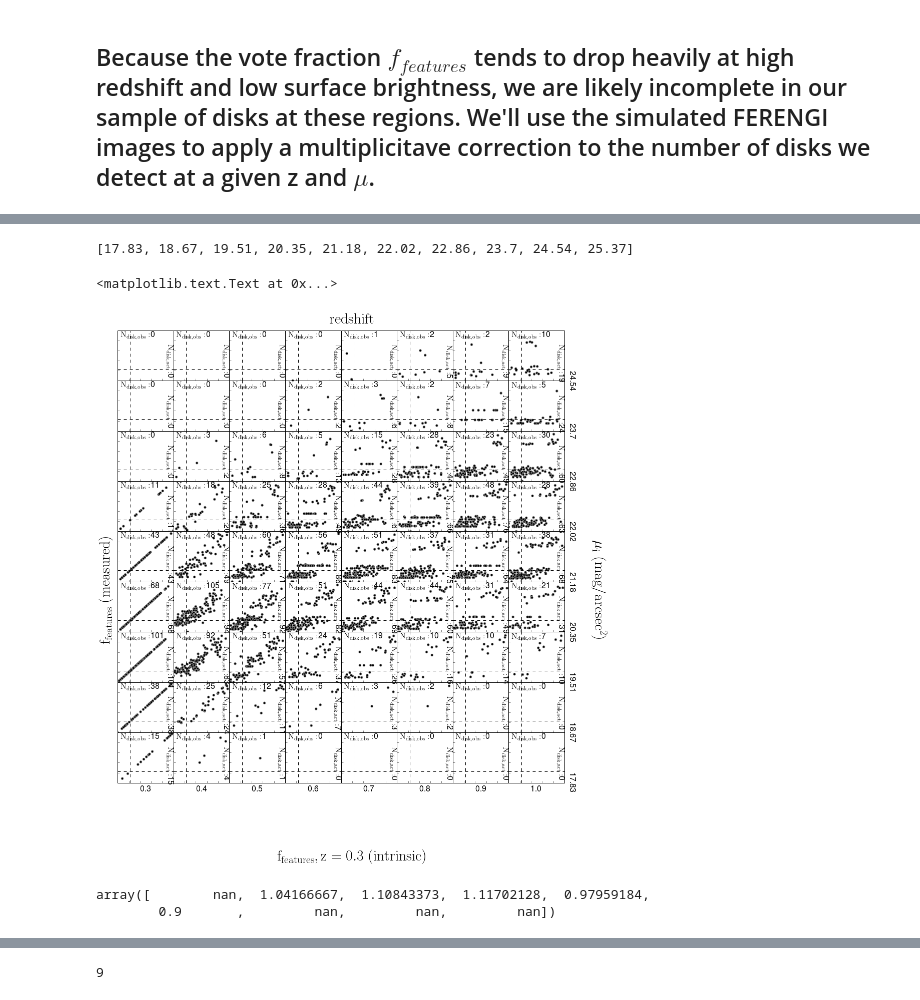
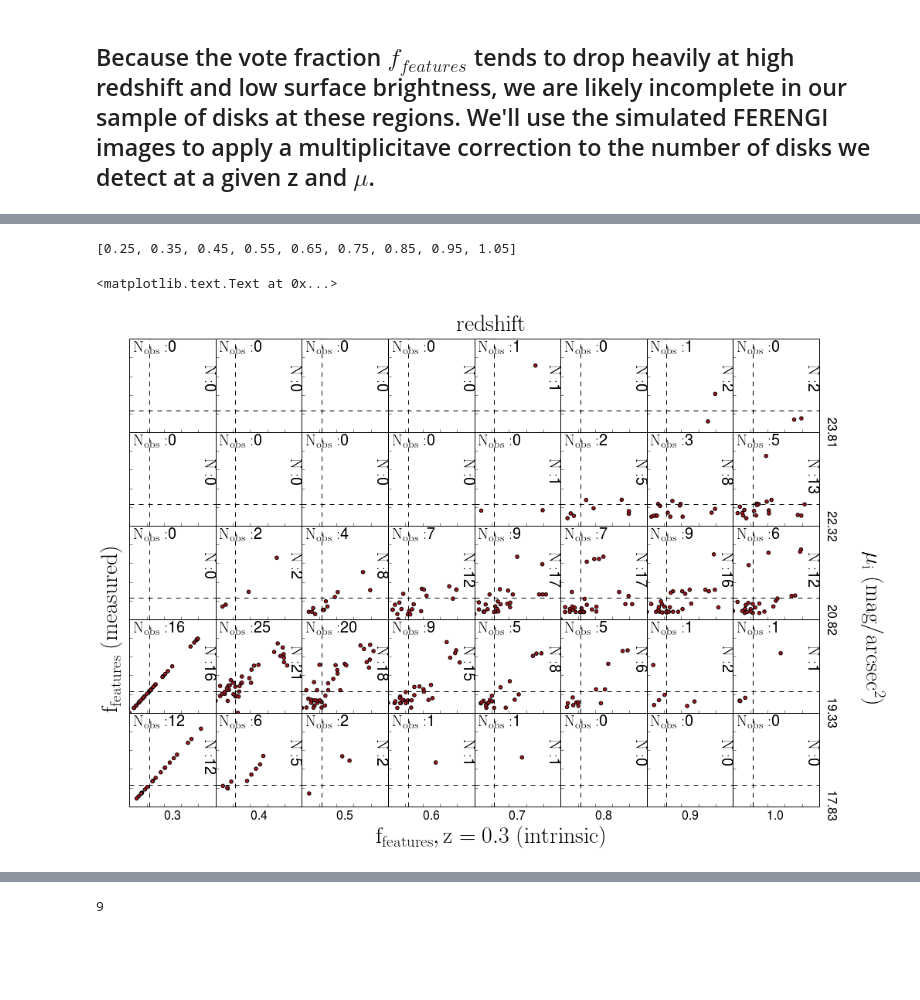
Before and after one commit to Mel23/gzh_red_disks, a Jupyter notebook: python/ferengi_disk_correction.ipynb, the cells around one changed output, grey strips where cells are left out. Drawn from its saved outputs; the diff is of its cells as text; code cells hidden in the pictures; blank space fills up the shorter version.

Commit message:
adding new ferengi notebooks

```diff
--- a/python/ferengi_disk_correction.ipynb
+++ b/python/ferengi_disk_correction.ipynb
@@ -29,3 +34,7 @@ Populating the interactive namespace from numpy and matplotlib
 # %%
 #The data: Contains 'best' vote fractions for the FERENGI data. See ferengi_debiased_votes.ipynb for details.
-data=Table.read('../data/ferengi_debiased.fits')
+data=Table.read('../data/ferengi_debiased_nuv_J.fits')
+# %%
+#use criteria from galex_ferengi.ipynb to split ferengi into red sequence and blue cloud
+red_sequence = data[(data['nuv_mag']-data['r']>3.1)]
+blue_cloud = data[(data['nuv_mag']-data['r']<3.1)]
@@ -32,25 +63,33 @@ data=Table.read('../data/ferengi_debiased.fits')
 # %%
 #Dictionary to store f_features data for each galaxy, imaged at z=0.3 ('lo') and z = z ('hi')
 #define edges of surface brightness bins
-yedges=np.linspace(np.min(data['GZ_MU_I']),np.max(data['GZ_MU_I']),10)
+yedges=np.linspace(np.min(data['GZ_MU_I']),np.max(data['GZ_MU_I']),6)
 yedges=[round(y,2) for y in yedges]
 
 #define edges of simulated redshift bins
 xedges=np.linspace(np.min(data['sim_redshift'])-.05,np.max(data['sim_redshift'])+.05,9)
 xedges=[round(x,2) for x in xedges]
 
-scatter_dct={}
+red_scatter_dct={}
 for i in range(0,len(xedges)-1):
     for j in range(0,len(yedges)-1):
-        scatter_dct[xedges[i],xedges[i+1],yedges[j],yedges[j+1],'hi']=[]
-        scatter_dct[xedges[i],xedges[i+1],yedges[j],yedges[j+1],'lo']=[]
-        scatter_dct[xedges[i],xedges[i+1],yedges[j],yedges[j+1],'subj_id']=[]
+        red_scatter_dct[xedges[i],xedges[i+1],yedges[j],yedges[j+1],'hi']=[]
+        red_scatter_dct[xedges[i],xedges[i+1],yedges[j],yedges[j+1],'lo']=[]
+        red_scatter_dct[xedges[i],xedges[i+1],yedges[j],yedges[j+1],'subj_id']=[]
+blue_scatter_dct={}
+for i in range(0,len(xedges)-1):
+    for j in range(0,len(yedges)-1):
+        blue_scatter_dct[xedges[i],xedges[i+1],yedges[j],yedges[j+1],'hi']=[]
+        blue_scatter_dct[xedges[i],xedges[i+1],yedges[j],yedges[j+1],'lo']=[]
+        blue_scatter_dct[xedges[i],xedges[i+1],yedges[j],yedges[j+1],'subj_id']=[]
 
-galaxies = set(data['sdss_id']) #set of 71 unique galaxies
+
+red_galaxies = set(red_sequence['sdss_id']) #set unique red galaxies
+blue_galaxies = set(blue_cloud['sdss_id']) #set unique red galaxies
-# %%
-yedges
-# %% [output]
-[17.83, 18.67, 19.51, 20.35, 21.18, 22.02, 22.86, 23.7, 24.54, 25.37]
+# %%
+xedges
+# %% [output]
+[0.25, 0.35, 0.45, 0.55, 0.65, 0.75, 0.85, 0.95, 1.05]
 # %%
 #fill in scatter_dct
 p_x = 't01_smooth_or_features_a02_features_or_disk_best_fraction'
@@ -73,6 +128,6 @@ for i,g in enumerate(galaxies):
 # %%
 #plot
-f=figure(figsize=(20,18))
+f=figure(figsize=(20,13))
 x_new = np.linspace(0,.95,40)
 
 disk_cut = .23
@@ -96,48 +151,43 @@ for i in range(0,len(xedges)-1):
 for y in range(0,len(yedges)-1):
     for x in range(0,len(xedges)-1):
         ax=plt.subplot(gs[yedge_int[y],x])
-        xs=scatter_dct[xedges[x],xedges[x+1],yedges[y],yedges[y+1],'lo']
-        ys=scatter_dct[xedges[x],xedges[x+1],yedges[y],yedges[y+1],'hi']
+        xs=red_scatter_dct[xedges[x],xedges[x+1],yedges[y],yedges[y+1],'lo']
+        ys=red_scatter_dct[xedges[x],xedges[x+1],yedges[y],yedges[y+1],'hi']
 
         plt.axhline(disk_cut,ls='dashed',c='k')
         plt.axvline(disk_cut,ls='dashed',c='k')
         #calculate number of observed disks
         disks_observed = sum(i>=disk_cut for i in ys)
         disks_actual = sum(i>=disk_cut for i in xs)
 
         completion_matrix.T[y,x]=(float(disks_observed)/disks_actual) if len(xs)>10 and disks_actual > 0 else 'nan'
 
 
-        ax.text(.05,.85,'$\mathrm{N_{disk,obs}:}$%s'%disks_observed,fontsize=16)
-        ax.text(.85,.6,'$\mathrm{N_{disk,act}:}$%s'%disks_actual,rotation=270,fontsize=16)
+        ax.text(.05,.84,'$\mathrm{N_{obs}:}$%s'%disks_observed,fontsize=20)
+        ax.text(.83,.6,'$\mathrm{N:}$%s'%disks_actual,rotation=270,fontsize=20)
 
-        plt.scatter(xs,ys,c='k',edgecolors='gray')
+        plt.scatter(xs,ys,c='#B0171F',marker='o',edgecolors='k')
 
         plt.tick_params(labelleft='off')
         plt.tick_params(top='off',right='off',labelbottom='off')
         plt.xlim(0,1)
         plt.ylim(0,1)
         if y==0:
             plt.xlabel('%s'%str(x_label[x]),fontsize=16)
 
         if x==7:
             ax.yaxis.set_label_position("right")
             plt.ylabel('%s'%str(yedges[y]),fontsize=16,rotation=270)
             ax.yaxis.set_label_coords(1.2, 0)
 
 
 
 f.text(.78,.5,r'$\mathrm{\mu_{i}~(mag/arcsec^2)}$',rotation=270,fontsize=30,va='center')
 f.text(.45,.91,r'$\mathrm{redshift}$',fontsize=30,ha='center')
 f.text(.1,.5,r'$\mathrm{f_{features}~(measured)}$',rotation=90,fontsize=30,va='center')
-f.text(.45,.08,r'$\mathrm{f_{features},z=0.3~(intrinsic)}$',fontsize=30,ha='center')
+f.text(.45,.2,r'$\mathrm{f_{features},z=0.3~(intrinsic)}$',fontsize=30,ha='center')
 
 #plt.savefig('Images/red_ferengi_corrected_debiased.png')
 # %% [output]
 <matplotlib.text.Text at 0x...>
-[figure, old version]
+[figure, new version]
-# %%
-completion_matrix[1]
-# %% [output]
-array([        nan,  1.04166667,  1.10843373,  1.11702128,  0.97959184,
-        0.9       ,         nan,         nan,         nan])
```
Also changed, not shown: parts of 13 cells of this notebook, 42 other files.
